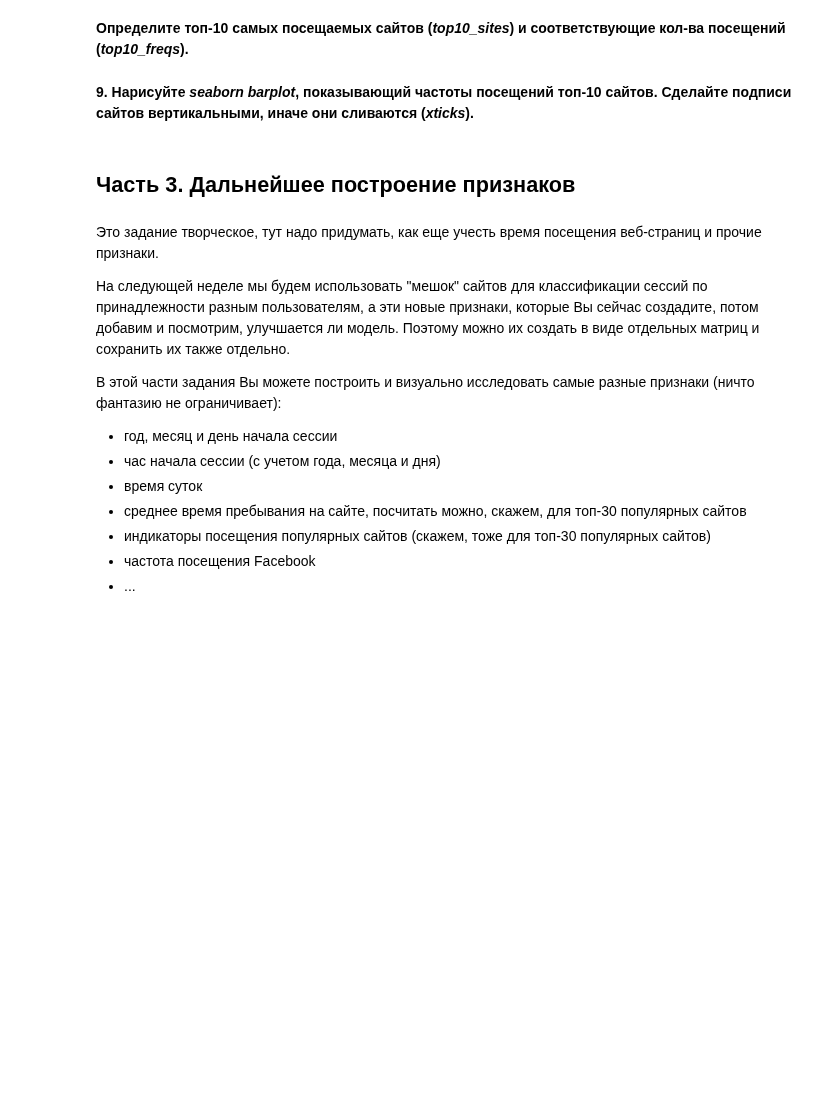
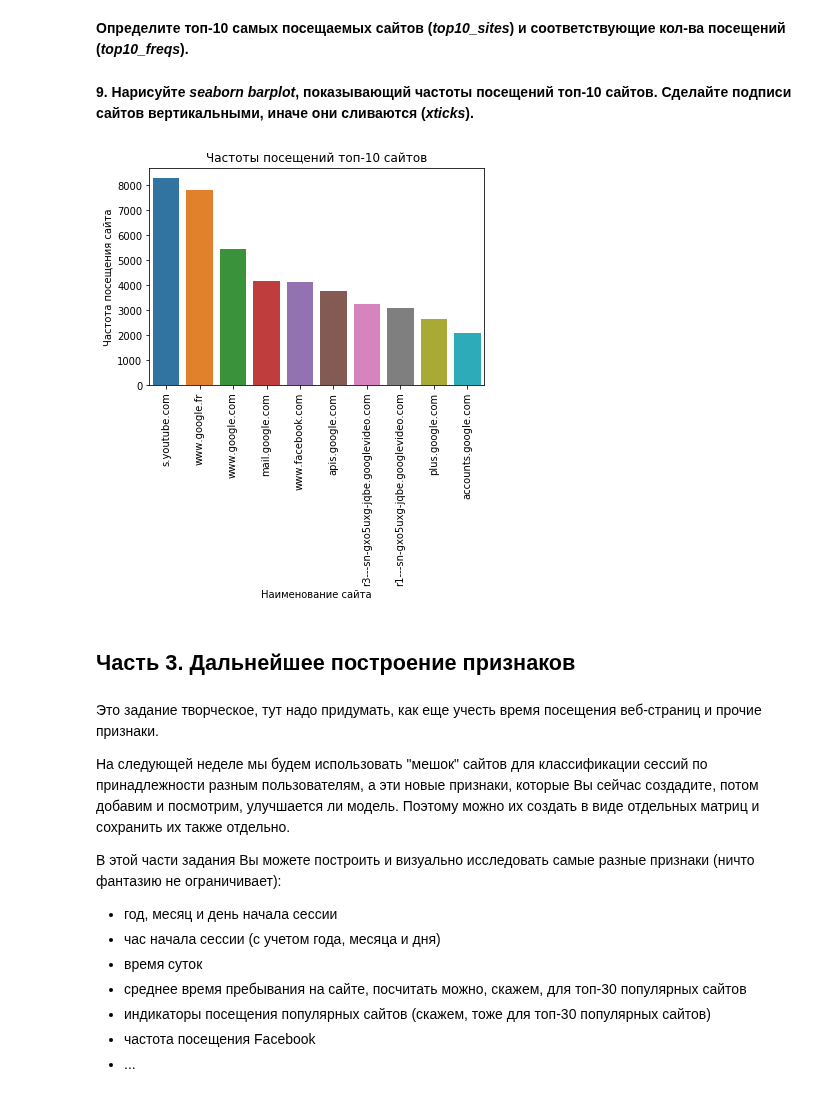
Before and after one commit to dminikorenb/DataLearning, a Jupyter notebook: dminik6_w3.ipynb, the cells around one changed output. Cells and saved outputs as stored; diff of their text form; code cells hidden in the pictures; blank space fills up the shorter version.

```diff
--- a/dminik6_w3.ipynb
+++ b/dminik6_w3.ipynb
@@ -342,2 +340,5 @@ with open ''' ВАШ КОД ЗДЕСЬ '''
+# %%
+with open(os.path.join(PATH_TO_DATA, 'site_freq_10users.pkl'), 'rb') as f:
+    countdict = pickle.load(f)
 # %% [markdown]
 **Определите топ-10 самых посещаемых сайтов (*top10_sites*) и соответствующие кол-ва посещений (*top10_freqs*).**
@@ -347,2 +345,5 @@ top10_sites = ''' ВАШ КОД ЗДЕСЬ '''
+# %%
+top10_sites = list(countdict)[:10]
+top10_freqs = [ countdict[k][1] for k in  top10_sites]
 # %% [markdown]
 **9. Нарисуйте *seaborn barplot*, показывающий частоты посещений топ-10 сайтов. Сделайте подписи сайтов вертикальными, иначе они сливаются (*xticks*).**
@@ -351,3 +350,12 @@ sns.barplot ''' ВАШ КОД ЗДЕСЬ '''
+# %%
+plt.figure()
+plt.title('Частоты посещений топ-10 сайтов')
+ax = sns.barplot(top10_sites, top10_freqs)
+ax.set(xlabel="Наименование сайта", ylabel='Частота посещения сайта')
+plt.setp(ax.get_xticklabels(), rotation=90)
+plt.show()
+# %% [output]
+[figure, added]
 # %% [markdown]
 ## Часть 3. Дальнейшее построение признаков
 # %% [markdown]
```
Also changed, not shown: parts of 3 cells of this notebook.
